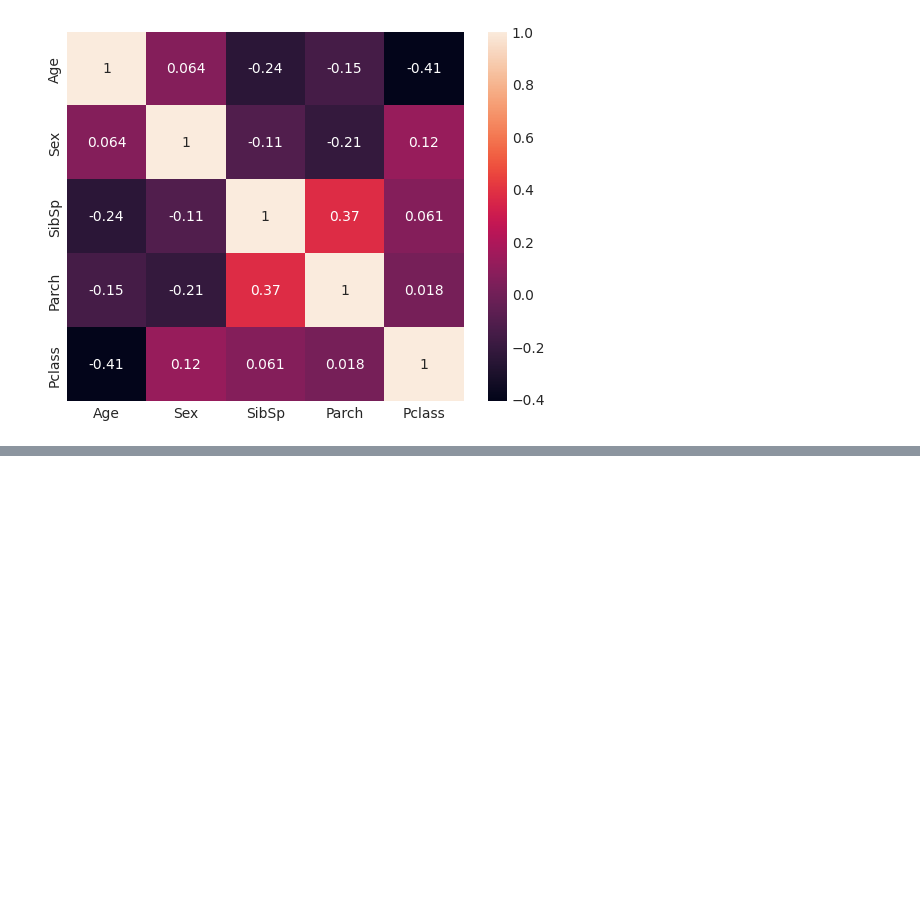
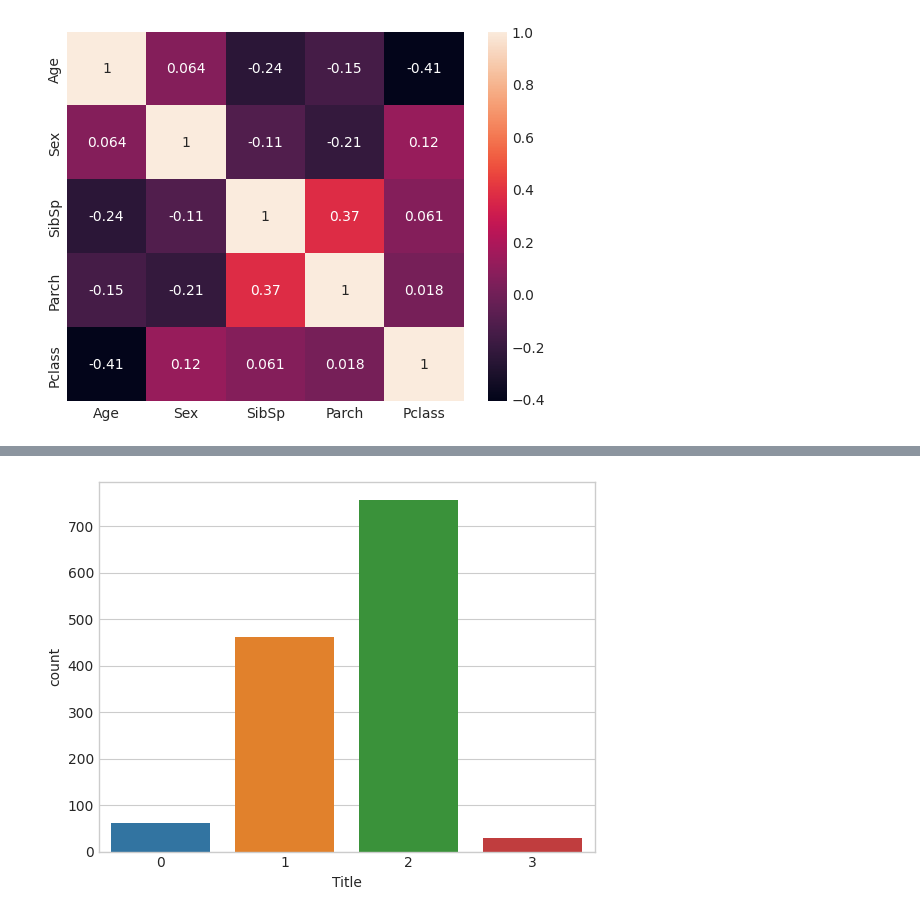
Before and after one commit to ozlem-dilek/titanic-EDA, a Jupyter notebook: titanic-eda.ipynb, the cells around one changed output, grey strips where cells are left out. Cells and saved outputs as stored; diff of their text form; code cells hidden in the pictures; blank space fills up the shorter version.

```diff
--- a/titanic-eda.ipynb
+++ b/titanic-eda.ipynb
@@ -476,0 +522,6 @@ for i in index_nan_age:
+# %%
+sns.countplot(x="Title", data = train_df)
+plt.xticks()
+plt.show()
+# %% [output]
+[figure, added]
```
Also changed, not shown: parts of 16 cells of this notebook.
